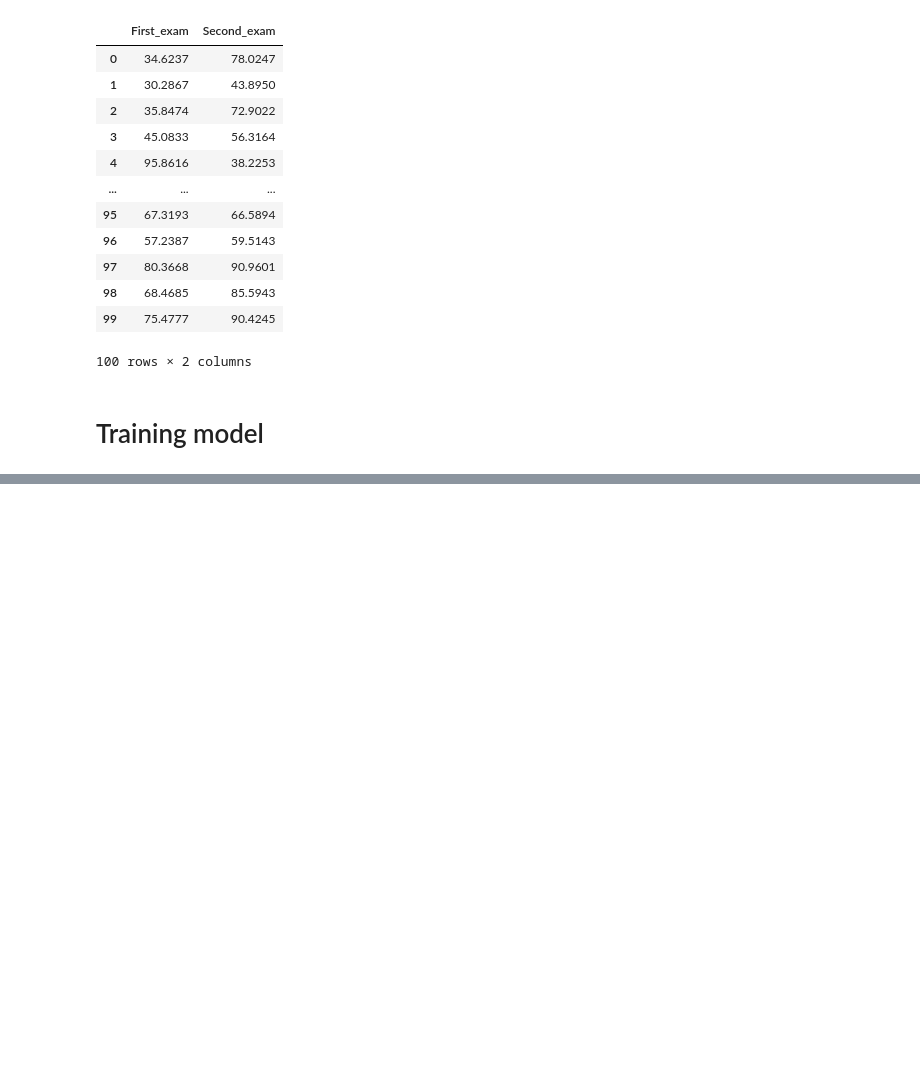
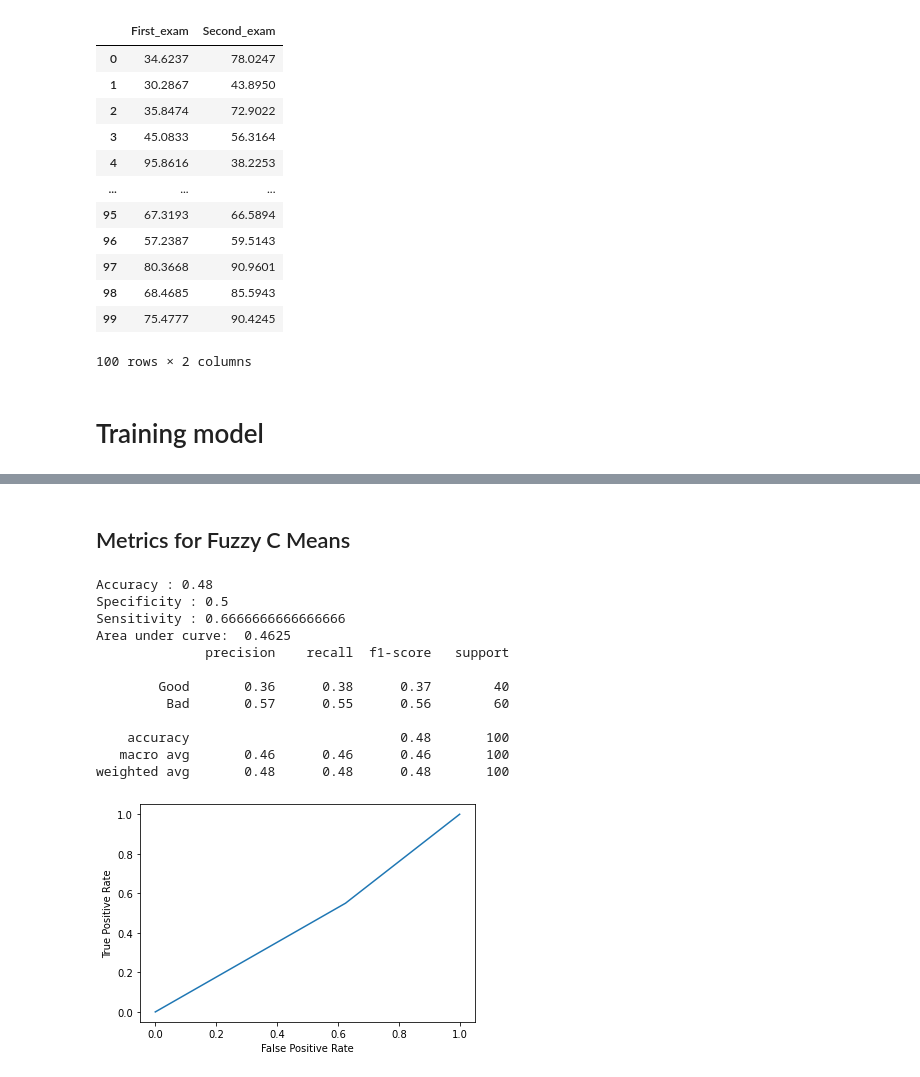
Before and after one commit to pemba007/cluster-ml, a Jupyter notebook: index.ipynb, the cells around one changed output, grey strips where cells are left out. Saved outputs shown, nothing was run; the diff lists cells and outputs as text; code cells hidden in the pictures; blank space fills up the shorter version.

```diff
--- a/index.ipynb
+++ b/index.ipynb
@@ -165,0 +238,28 @@ ValueError: ignored
+# %% [markdown]
+## Metrics for Fuzzy C Means
+# %%
+print("Accuracy :", accuracy_score(actual_classes, predicted_classes))
+
+tn, fp, fn, tp = conf_mat.ravel()
+print("Specificity :", (tn / (tn+fp)))
+print("Sensitivity :", (tp / (tp+fn)))
+
+fpr, tpr, _ = roc_curve(actual_classes, predicted_classes)
+print("Area under curve: ", auc(fpr, tpr))
+print(classification_report(actual_classes, predicted_classes, target_names = ['Good', 'Bad']))
+roc_display = RocCurveDisplay(fpr=fpr, tpr=tpr).plot()
+plt.show()
+# %% [output]
+Accuracy : 0.48
+Specificity : 0.5
+Sensitivity : 0.6666666666666666
+Area under curve:  0.4625
+              precision    recall  f1-score   support
+
+        Good       0.36      0.38      0.37        40
+         Bad       0.57      0.55      0.56        60
+
+    accuracy                           0.48       100
+   macro avg       0.46      0.46      0.46       100
+weighted avg       0.48      0.48      0.48       100
+[figure, added]
```
Also changed, not shown: parts of 10 cells of this notebook.
